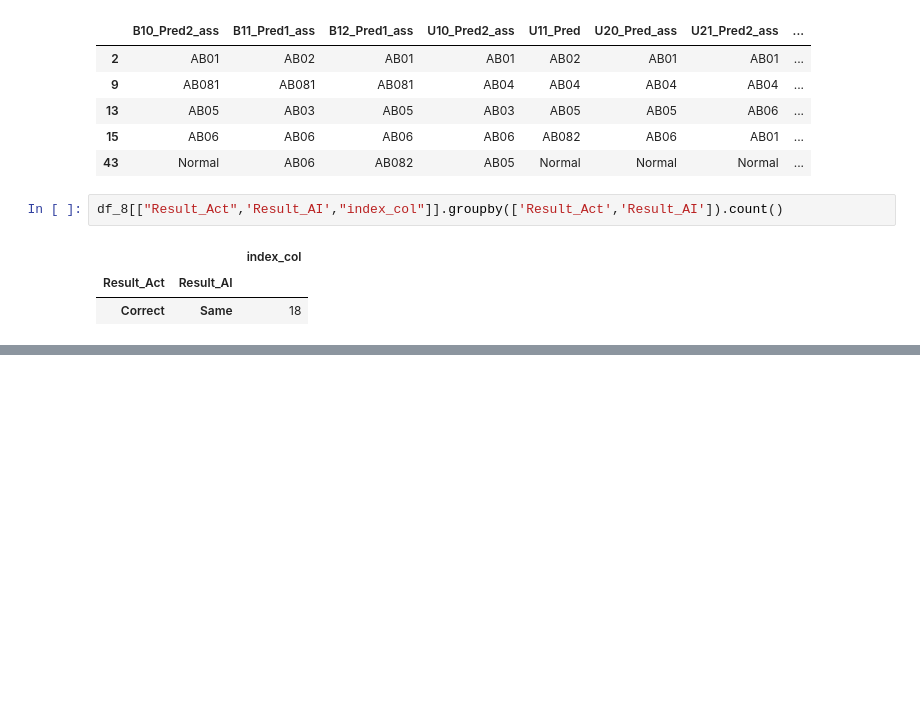
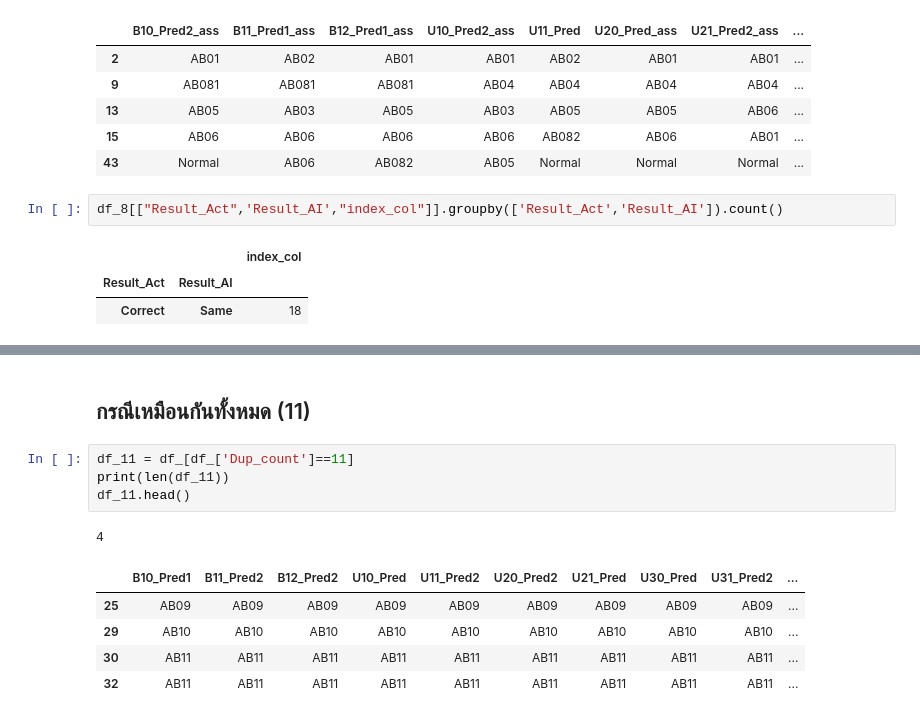
Before and after one commit to Peckkie/Experiment_Evaluation_CCA, a Jupyter notebook: Checking_TheSameResult_ExpRadio.ipynb, the cells around one changed output, grey strips where cells are left out. Drawn from its saved outputs; the diff is of its cells as text; blank space fills up the shorter version.

```diff
--- a/Checking_TheSameResult_ExpRadio.ipynb
+++ b/Checking_TheSameResult_ExpRadio.ipynb
@@ -240,0 +314,13 @@ df_8[["Result_Act",'Result_AI',"index_col"]].groupby(['Result_Act','Result_AI'])
+# %% [markdown]
+## กรณีเหมือนกันทั้งหมด (11)
+# %%
+df_11 = df_[df_['Dup_count']==11]
+print(len(df_11))
+df_11.head()
+# %% [output]
+4
+|  | B10_Pred1 | B11_Pred2 | B12_Pred2 | U10_Pred | U11_Pred2 | U20_Pred2 | U21_Pred | U30_Pred | U31_Pred2 | ... |
+| 25 | AB09 | AB09 | AB09 | AB09 | AB09 | AB09 | AB09 | AB09 | AB09 | ... |
+| 29 | AB10 | AB10 | AB10 | AB10 | AB10 | AB10 | AB10 | AB10 | AB10 | ... |
+| 30 | AB11 | AB11 | AB11 | AB11 | AB11 | AB11 | AB11 | AB11 | AB11 | ... |
+| 32 | AB11 | AB11 | AB11 | AB11 | AB11 | AB11 | AB11 | AB11 | AB11 | ... |
```
Also changed, not shown: parts of 10 cells of this notebook.
